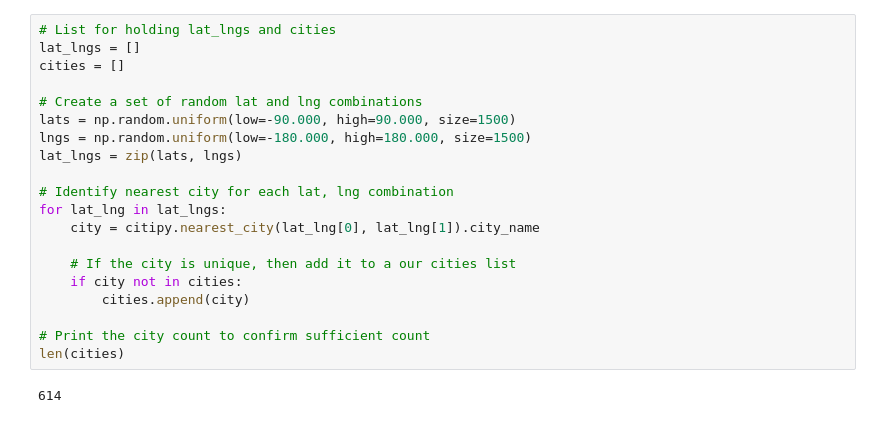
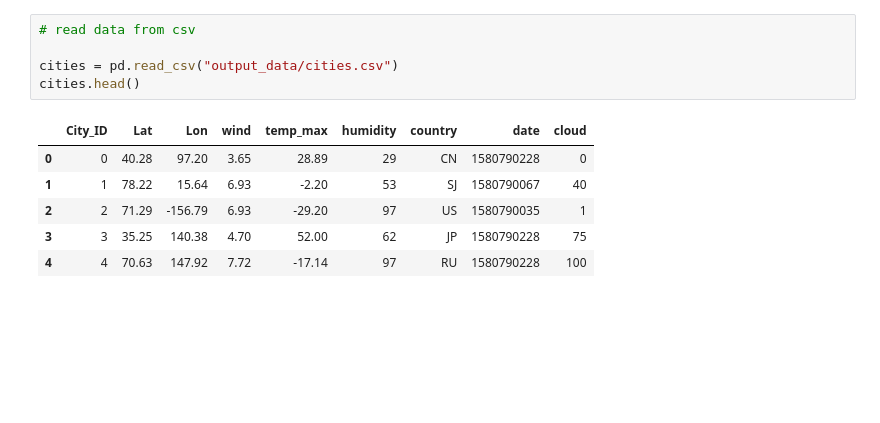
Before and after one commit to mmiller2336/python-api-challenge, a Jupyter notebook: WeatherPyVacationPy/VacationPy.ipynb, the cells around one changed output. Cells and saved outputs as stored; diff of their text form; blank space fills up the shorter version.

```diff
--- a/WeatherPyVacationPy/VacationPy.ipynb
+++ b/WeatherPyVacationPy/VacationPy.ipynb
@@ -22,22 +12,12 @@ lng_range = (-180, 180)
-# %%
-# List for holding lat_lngs and cities
-lat_lngs = []
-cities = []
-
-# Create a set of random lat and lng combinations
-lats = np.random.uniform(low=-90.000, high=90.000, size=1500)
-lngs = np.random.uniform(low=-180.000, high=180.000, size=1500)
-lat_lngs = zip(lats, lngs)
-
-# Identify nearest city for each lat, lng combination
-for lat_lng in lat_lngs:
-    city = citipy.nearest_city(lat_lng[0], lat_lng[1]).city_name
-
-    # If the city is unique, then add it to a our cities list
-    if city not in cities:
-        cities.append(city)
-
-# Print the city count to confirm sufficient count
-len(cities)
-# %% [output]
-614
+# %%
+# read data from csv
+
+cities = pd.read_csv("output_data/cities.csv")
+cities.head()
+# %% [output]
+|  | City_ID | Lat | Lon | wind | temp_max | humidity | country | date | cloud |
+| 0 | 0 | 40.28 | 97.20 | 3.65 | 28.89 | 29 | CN | 1580790228 | 0 |
+| 1 | 1 | 78.22 | 15.64 | 6.93 | -2.20 | 53 | SJ | 1580790067 | 40 |
+| 2 | 2 | 71.29 | -156.79 | 6.93 | -29.20 | 97 | US | 1580790035 | 1 |
+| 3 | 3 | 35.25 | 140.38 | 4.70 | 52.00 | 62 | JP | 1580790228 | 75 |
+| 4 | 4 | 70.63 | 147.92 | 7.72 | -17.14 | 97 | RU | 1580790228 | 100 |
```
Also changed, not shown: parts of 4 cells of this notebook, 6 other files.
